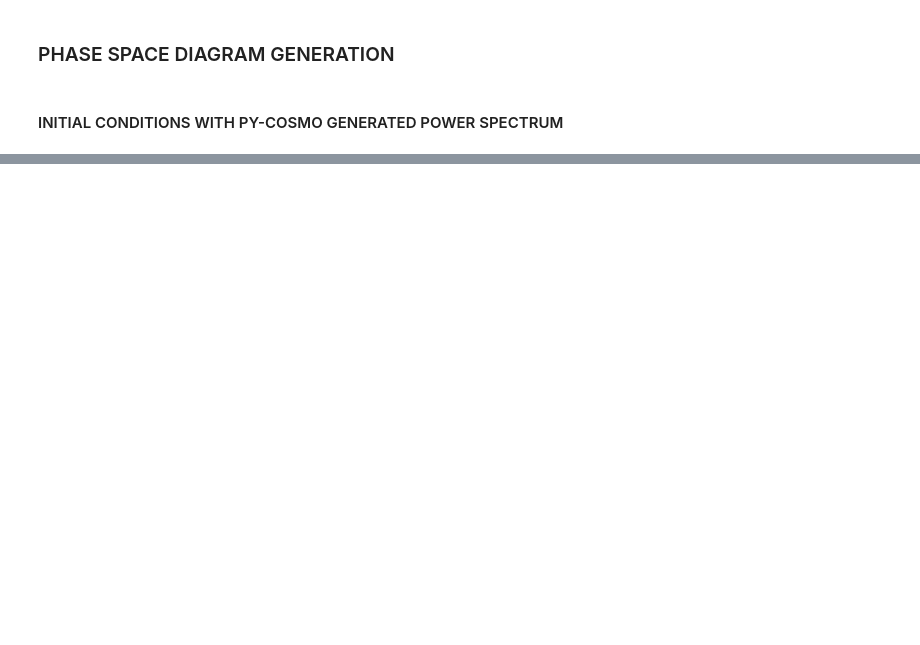
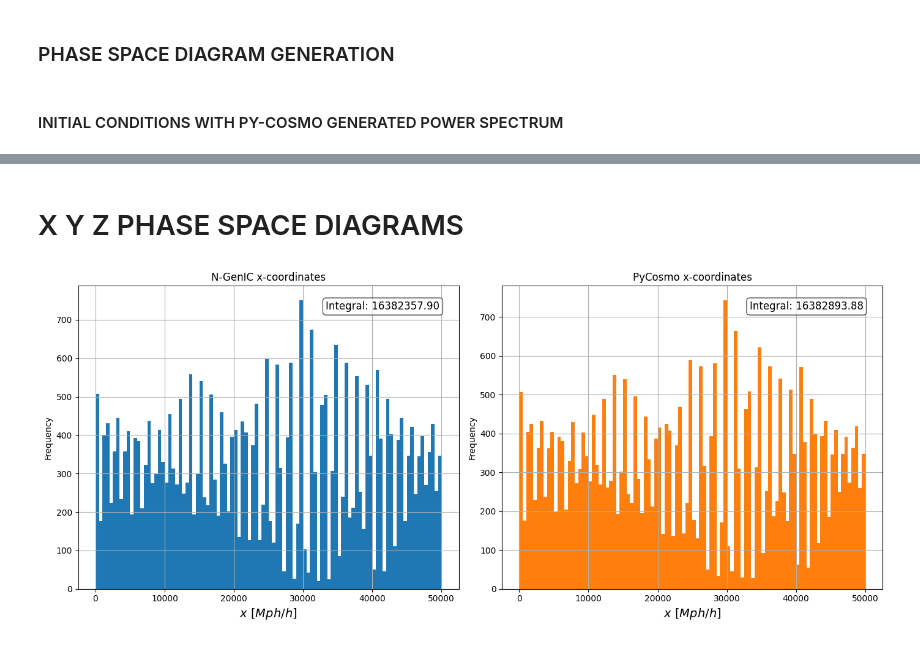
Before and after one commit to caterina-prior/PyCosmo_SimGadget, a Jupyter notebook: PyCosmo_Power_Spectrum/initial_conditions/phase_space_diagrams.ipynb, the cells around one changed output, grey strips where cells are left out. Cells and saved outputs as stored; diff of their text form; code cells hidden in the pictures; blank space fills up the shorter version.

```diff
--- a/PyCosmo_Power_Spectrum/initial_conditions/phase_space_diagrams.ipynb
+++ b/PyCosmo_Power_Spectrum/initial_conditions/phase_space_diagrams.ipynb
@@ -109,0 +32,54 @@ plt.show()
+# %% [markdown]
+# X Y Z PHASE SPACE DIAGRAMS
+# %%
+
+fig, axs_x = plt.subplots(1, 2, figsize=(14, 6))
+
+axs_x[0].hist(ngenic_results.iloc[:, 0], bins=100, color='blue')
+axs_x[0].set_xlabel(r"$x \ [Mph/h]$", fontsize=14)
+axs_x[0].set_ylabel(r"Frequency")
+axs_x[0].set_title(r"N-GenIC x-coordinates")
+axs_x[0].grid(True)
+
+# Calculate the integral (area under the histogram) for N-GenIC x-coordinates
+counts, bins, _ = axs_x[0].hist(ngenic_results.iloc[:, 0], bins=100)
+bin_width = bins[1] - bins[0]
+integral_ngenic_x = counts.sum() * bin_width
+
+# Annotate the integral value on the histogram
+axs_x[0].text(
+    0.95, 0.95,
+    f"Integral: {integral_ngenic_x:.2f}",
+    transform=axs_x[0].transAxes,
+    fontsize=12,
+    verticalalignment='top',
+    horizontalalignment='right',
+    bbox=dict(boxstyle="round,pad=0.3", facecolor="white", alpha=0.7)
+)
+
+axs_x[1].hist(pycosmo_results.iloc[:, 0], bins=100)
+axs_x[1].set_xlabel(r"$x \ [Mph/h]$", fontsize=14)
+axs_x[1].set_ylabel(r"Frequency")
+axs_x[1].set_title(r"PyCosmo x-coordinates")
+axs_x[1].grid(True)
+
+# Calculate the integral (area under the histogram) for Pycosmo x-coordinates
+counts, bins, _ = axs_x[1].hist(pycosmo_results.iloc[:, 0], bins=100)
+bin_width = bins[1] - bins[0]
+integral_pycosmo_x = counts.sum() * bin_width
+
+# Annotate the integral value on the histogram
+axs_x[1].text(
+    0.95, 0.95,
+    f"Integral: {integral_pycosmo_x:.2f}",
+    transform=axs_x[1].transAxes,
+    fontsize=12,
+    verticalalignment='top',
+    horizontalalignment='right',
+    bbox=dict(boxstyle="round,pad=0.3", facecolor="white", alpha=0.7)
+)
+
+plt.tight_layout()
+plt.show()
+# %% [output]
+[figure, added]
```
Also changed, not shown: parts of 11 cells of this notebook, 11 other files.
